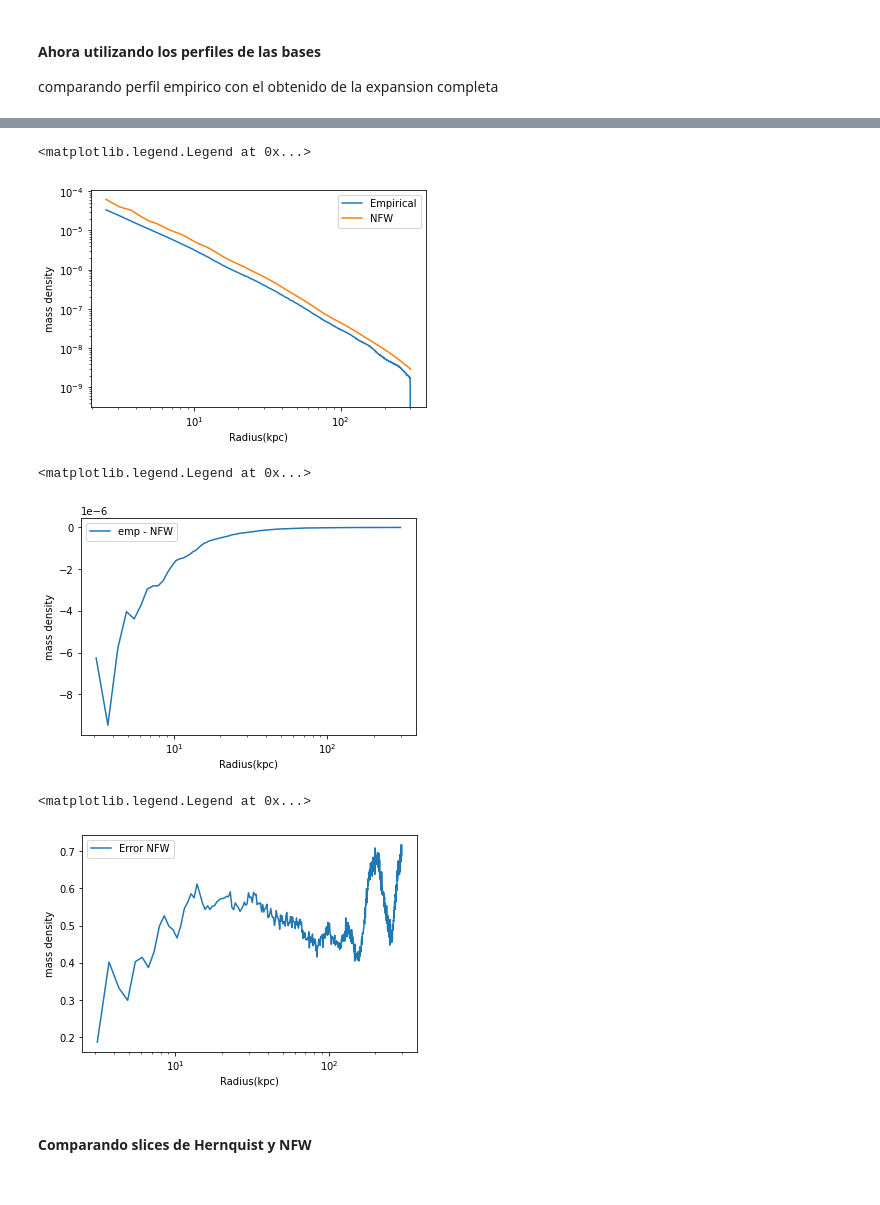
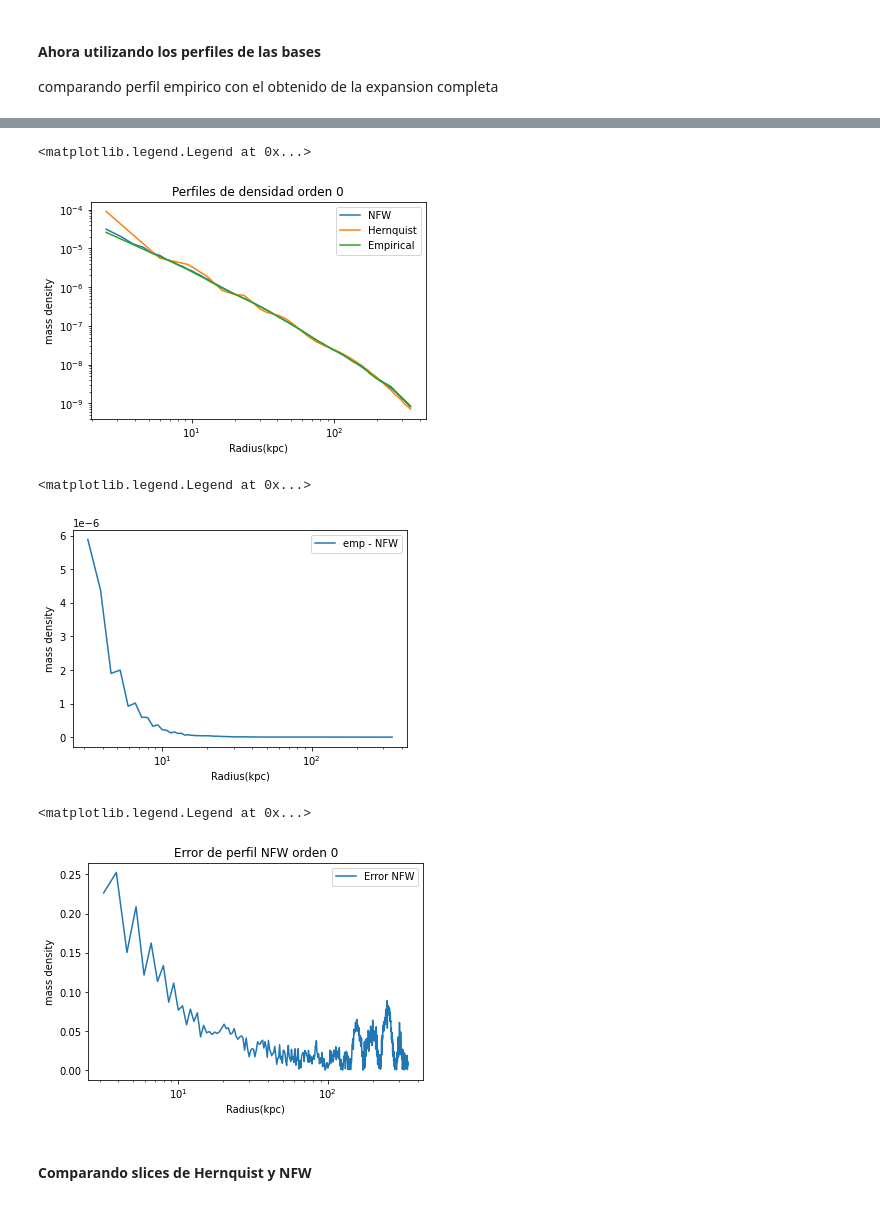
Before and after one commit to Markiribu/EXP_taller, a Jupyter notebook: virgo_exp/loading_basis.ipynb, the cells around one changed output, grey strips where cells are left out. Saved outputs shown, nothing was run; the diff lists cells and outputs as text; code cells hidden in the pictures.

Commit message:
modified basis construction limits to contain 99% of the mass of the halo

```diff
--- a/virgo_exp/loading_basis.ipynb
+++ b/virgo_exp/loading_basis.ipynb
@@ -16,3 +16,4 @@ GIT branch:       pyEXPfix
 GIT commit:       50566b3ff70eb6debf3bf62d814ce9db7694a8c9
 Compile time:     2024-03-28 13:07:55 UTC
 """
+R99 = 689.28
@@ -22,6 +21,6 @@ Compile time:     2024-03-28 13:07:55 UTC
 model = 'Hernquist'
 Hern_config = EXPtools.basis_builder.basis_utils.make_config('sphereSL',lmax=6,nmax=20,
                                              modelname=f'{model}_model.txt',cachename=f'{model}_halo.cache',
-                                             numr=200, rmin=2.5, rmax=300, scale=1)
+                                             numr=500, rmin=2.5, rmax=R99, scale=1)
 Hern_basis = pyEXP.basis.Basis.factory(Hern_config)
 Hern_coefs = pyEXP.coefs.Coefs.factory('Hernquist_halo.h5')
@@ -35,7 +28,7 @@ SphericalSL::orthoTest: worst=0.0231541
 model = 'NFW'
 NFW_config = EXPtools.basis_builder.basis_utils.make_config('sphereSL',lmax=6,nmax=20,
                                              modelname=f'{model}_model.txt',cachename=f'{model}_halo.cache',
-                                             numr=500, rmin=2.5, rmax=300, scale=1)
+                                             numr=500, rmin=2.5, rmax=R99, scale=1)
 NFW_basis = pyEXP.basis.Basis.factory(NFW_config)
 NFW_coefs = pyEXP.coefs.Coefs.factory('NFW_halo.h5')
 # %% [output]
@@ -76,9 +74,10 @@ plt.legend()
 # %%
 field = 'pot'
 
-rad_NFW, field_pot_NFW = EXPtools.visuals.visualize.spherical_avg_prop(NFW_basis,NFW_coefs, rmin=2.5, rmax=300, nbins=500, log_space=False, time=0, property=field, include_monopole=False)
-rad_Hern, field_pot_Hern = EXPtools.visuals.visualize.spherical_avg_prop(Hern_basis,Hern_coefs, rmin=2.5, rmax=300, nbins=200, log_space=False, time=0, property=field, include_monopole=False)
+rad_NFW, field_pot_NFW = EXPtools.visuals.visualize.spherical_avg_prop(NFW_basis,NFW_coefs, rmin=2.5, rmax=R99, nbins=500, log_space=False, time=0, property=field, include_monopole=False)
+rad_Hern, field_pot_Hern = EXPtools.visuals.visualize.spherical_avg_prop(Hern_basis,Hern_coefs, rmin=2.5, rmax=R99, nbins=500, log_space=False, time=0, property=field, include_monopole=False)
 plt.plot(rad_NFW, field_pot_NFW)
 plt.plot(rad_Hern, field_pot_Hern)
+plt.title('Perfiles de potencial de los modelos')
 plt.xscale('log')
 # %% [output]
@@ -145,18 +165,24 @@ comparando perfil empirico con el obtenido de la expansion completa
 # %%
-rad_NFW, field_dens_NFW = EXPtools.visuals.visualize.spherical_avg_prop(NFW_basis,NFW_coefs, rmin=2.5, rmax=300, nbins=500, log_space=False, time=0, property='dens', include_monopole=False)
-#rad_Hern, field_dens_Hern = EXPtools.visuals.visualize.spherical_avg_prop(Hern_basis,Hern_coefs, rmin=2.5, rmax=300, nbins=200, log_space=False, time=0, property='dens', include_monopole=False)
+rbins = np.linspace(rmin,0.5*R99,bins)
+emp_dens = EXPtools.basis_builder.makemodel.empirical_density_profile(rbins,pos[filtr],mass[filtr]/sum(mass[filtr]))
+rad_NFW, field_dens_NFW = EXPtools.visuals.visualize.spherical_avg_prop(NFW_basis,NFW_coefs, rmin=2.5, rmax=0.5*R99, nbins=500, log_space=False, time=0, property='dens',
+                                                                        include_monopole=True)
+rad_Hern, field_dens_Hern = EXPtools.visuals.visualize.spherical_avg_prop(Hern_basis,Hern_coefs, rmin=2.5, rmax=0.5*R99, nbins=100, log_space=False, time=0, property='dens',
+                                                                          include_monopole=True)
 
 fig, ax = plt.subplots(1,1,figsize=(6,4))
 
+
+ax.plot(rad_NFW[:], field_dens_NFW[:], label='NFW')
+ax.plot(rad_Hern, field_dens_Hern, label='Hernquist')
 ax.plot(rbins[:-1],emp_dens, label='Empirical')
-ax.plot(rad_NFW[:], field_dens_NFW[:], label='NFW')
-#ax.plot(rad_Hern, field_dens_Hern, label='Hernquist')
 
 ax.set_xscale('log'),ax.set_yscale('log'),ax.set_ylabel('mass density'),ax.set_xlabel('Radius(kpc)')
+ax.set_title('Perfiles de densidad orden 0')
 ax.legend()
 # %% [output]
 <matplotlib.legend.Legend at 0x...>
-[figure, old version]
+[figure, new version]
 # %%
 fig, ax = plt.subplots(1,1,figsize=(6,4))
 
@@ -166,17 +192,18 @@ ax.set_xscale('log'),ax.set_ylabel('mass density'),ax.set_xlabel('Radius(kpc)')
 ax.legend()
 # %% [output]
 <matplotlib.legend.Legend at 0x...>
-[figure, old version]
+[figure, new version]
 # %%
 fig, ax = plt.subplots(1,1,figsize=(6,4))
 
-ax.plot(rbins[1:-3],abs(emp_dens[:-3] - field_dens_NFW[1:-3])/emp_dens[:-3], label='Error NFW')
+ax.plot(rbins[1:],abs(emp_dens[:] - field_dens_NFW[1:])/emp_dens[:], label='Error NFW')
 
-ax.set_xscale('log'),ax.set_ylabel('mass density'),ax.set_xlabel('Radius(kpc)')
+ax.set_xscale('log'),ax.set_ylabel('mass density'),ax.set_xlabel('Radius(kpc)')#,ax.set_yscale('log')
+ax.set_title('Error de perfil NFW orden 0')
 ax.legend()
 # %% [output]
 <matplotlib.legend.Legend at 0x...>
-[figure, old version]
+[figure, new version]
 # %% [markdown]
 #### Comparando slices de Hernquist y NFW
 # %%
```
Also changed, not shown: parts of 15 cells of this notebook.
